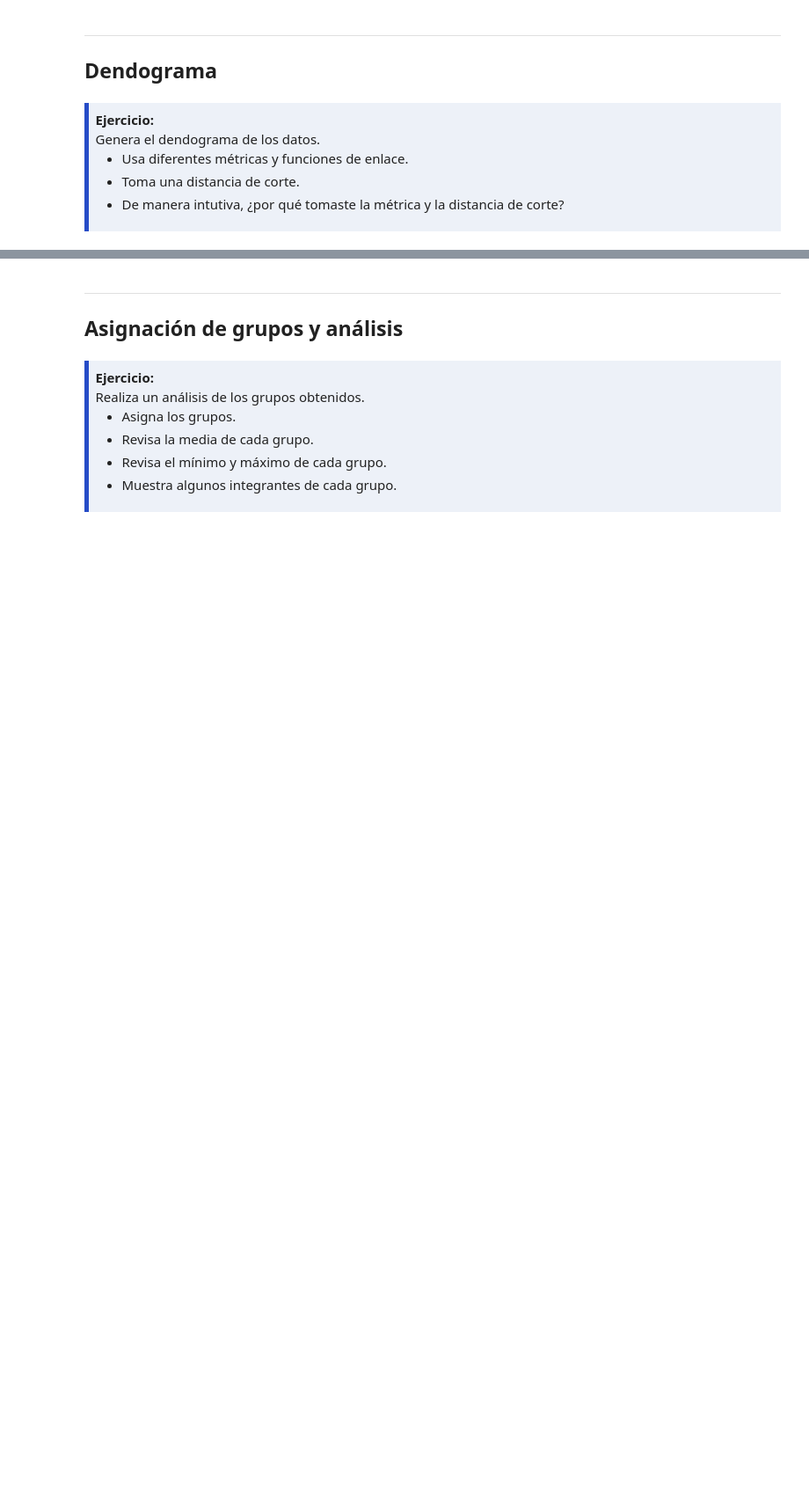
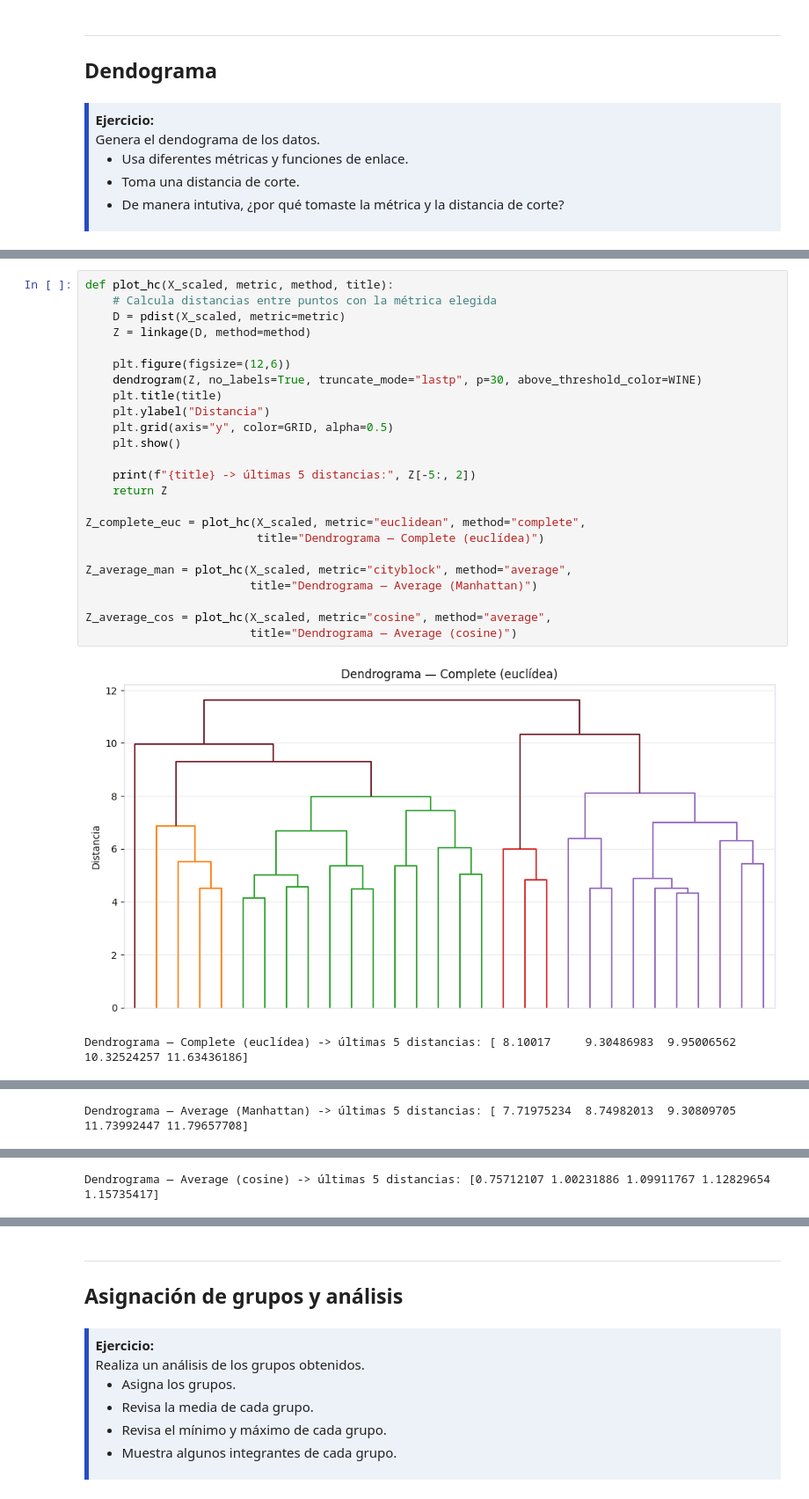
Before and after one commit to arellysoria/tareas-machine-learning-puce, a Jupyter notebook: 2-Ejercicios/03-Agrupamiento-Jerarquico.ipynb, the cells around one changed output, grey strips where cells are left out. Shown at 88% size. Saved outputs shown, nothing was run; the diff lists cells and outputs as text; blank space fills up the shorter version.

```diff
--- a/2-Ejercicios/03-Agrupamiento-Jerarquico.ipynb
+++ b/2-Ejercicios/03-Agrupamiento-Jerarquico.ipynb
@@ -269,0 +294,27 @@ display(X_scaled.describe().T)
+# %%
+def plot_hc(X_scaled, metric, method, title):
+    # Calcula distancias entre puntos con la métrica elegida
+    D = pdist(X_scaled, metric=metric)
+    Z = linkage(D, method=method)
+
+    plt.figure(figsize=(12,6))
+    dendrogram(Z, no_labels=True, truncate_mode="lastp", p=30, above_threshold_color=WINE)
+    plt.title(title)
+    plt.ylabel("Distancia")
+    plt.grid(axis="y", color=GRID, alpha=0.5)
+    plt.show()
+
+    print(f"{title} -> últimas 5 distancias:", Z[-5:, 2])
+    return Z
+
+Z_complete_euc = plot_hc(X_scaled, metric="euclidean", method="complete",
+                         title="Dendrograma — Complete (euclídea)")
+
+Z_average_man = plot_hc(X_scaled, metric="cityblock", method="average",
+                        title="Dendrograma — Average (Manhattan)")
+
+Z_average_cos = plot_hc(X_scaled, metric="cosine", method="average",
+                        title="Dendrograma — Average (cosine)")
+# %% [output]
+[figure, added]
+Dendrograma — Complete (euclídea) -> últimas 5 distancias: [ 8.10017     9.30486983  9.95006562 10.32524257 11.63436186]
@@ -269,0 +322 @@ display(X_scaled.describe().T)
+Dendrograma — Average (Manhattan) -> últimas 5 distancias: [ 7.71975234  8.74982013  9.30809705 11.73992447 11.79657708]
@@ -269,0 +324 @@ display(X_scaled.describe().T)
+Dendrograma — Average (cosine) -> últimas 5 distancias: [0.75712107 1.00231886 1.09911767 1.12829654 1.15735417]
```
Also changed, not shown: parts of 9 cells of this notebook.
